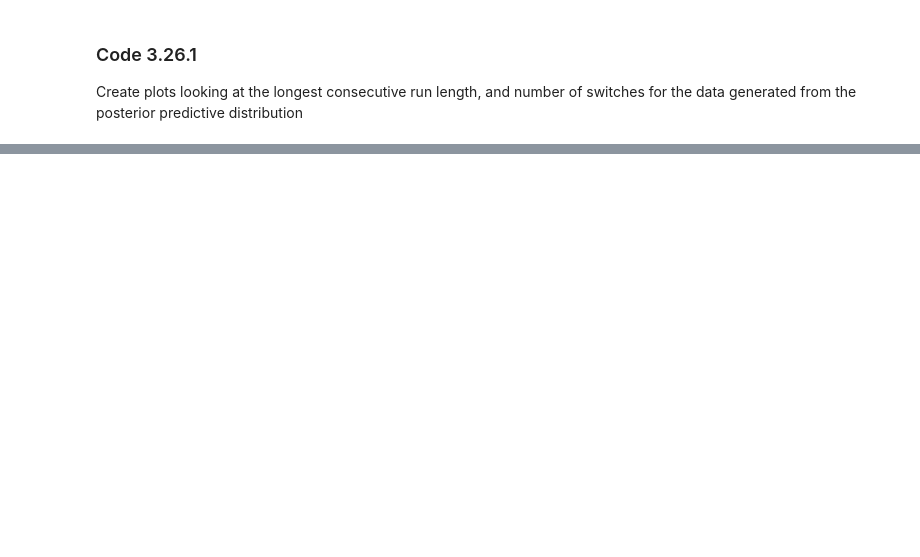
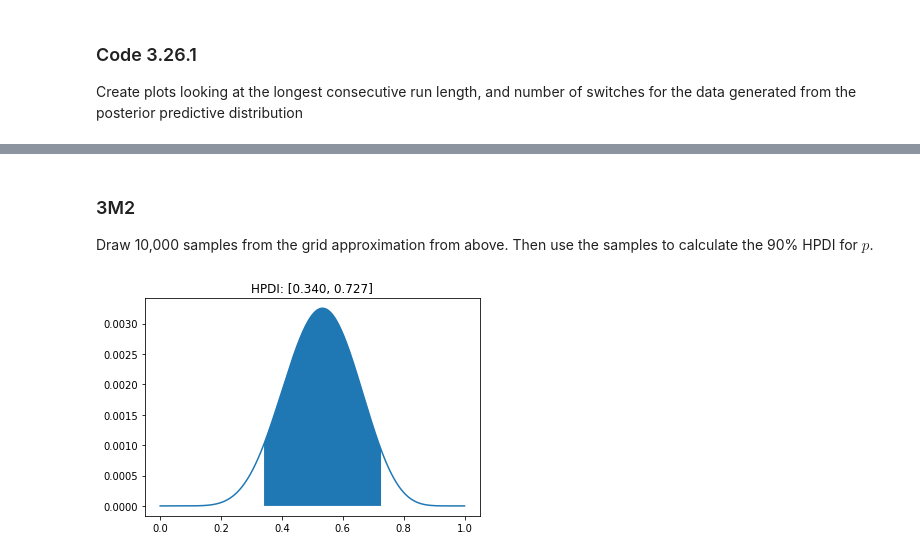
Before and after one commit to ecotner/statistical-rethinking, a Jupyter notebook: notebooks/3_sampling_the_imaginary.ipynb, the cells around one changed output, grey strips where cells are left out. Drawn from its saved outputs; the diff is of its cells as text; code cells hidden in the pictures; blank space fills up the shorter version.

```diff
--- a/notebooks/3_sampling_the_imaginary.ipynb
+++ b/notebooks/3_sampling_the_imaginary.ipynb
@@ -330,0 +397,13 @@ plt.show()
+# %% [markdown]
+### 3M2
+Draw 10,000 samples from the grid approximation from above. Then use the samples to calculate the 90% HPDI for $p$.
+# %%
+samples = np.random.choice(p_grid, p=posterior, size=10_000)
+q1, q2 = HPDI(samples, 0.90)
+plt.plot(p_grid, posterior)
+mask = (q1 < p_grid) & (p_grid < q2)
+plt.fill_between(p_grid[mask], posterior[mask], 0)
+plt.title(f"HPDI: [{q1:.3f}, {q2:.3f}]")
+plt.show()
+# %% [output]
+[figure, added]
```
Also changed, not shown: parts of 36 cells of this notebook.
